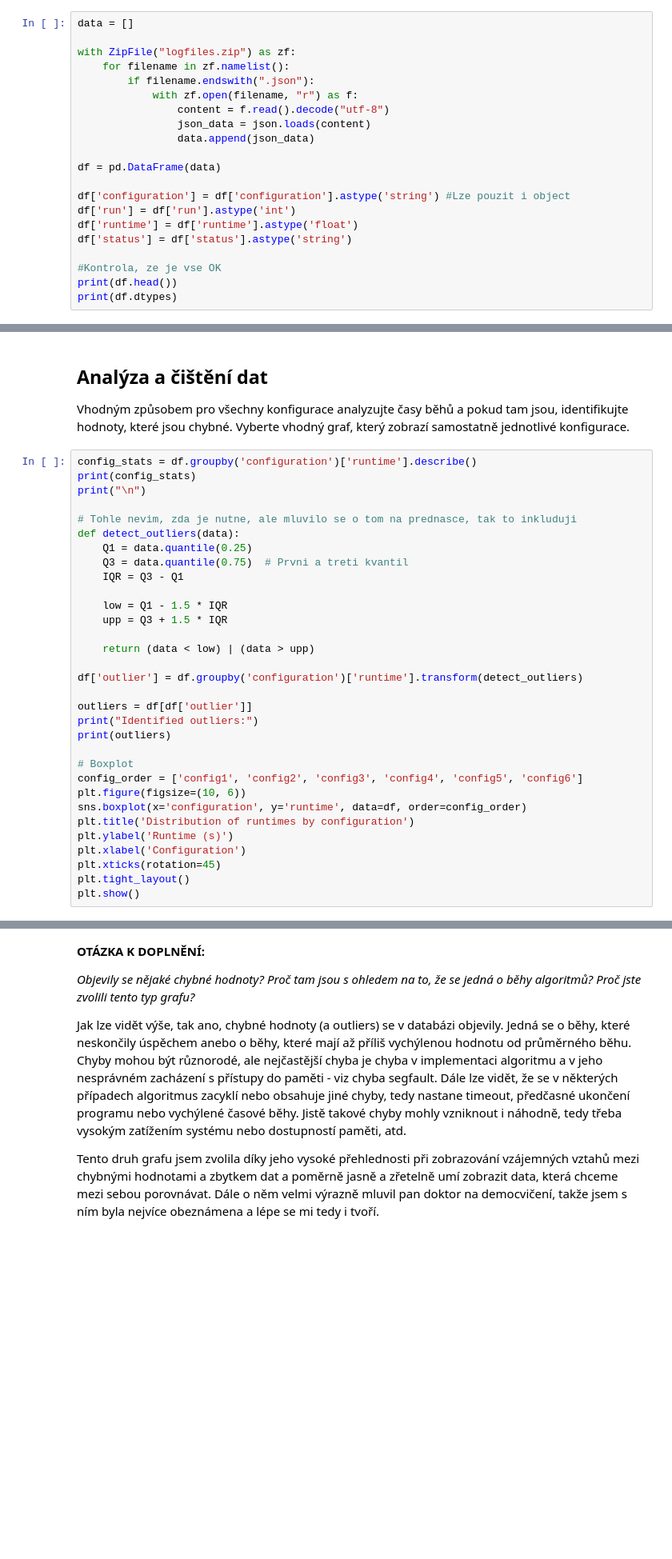
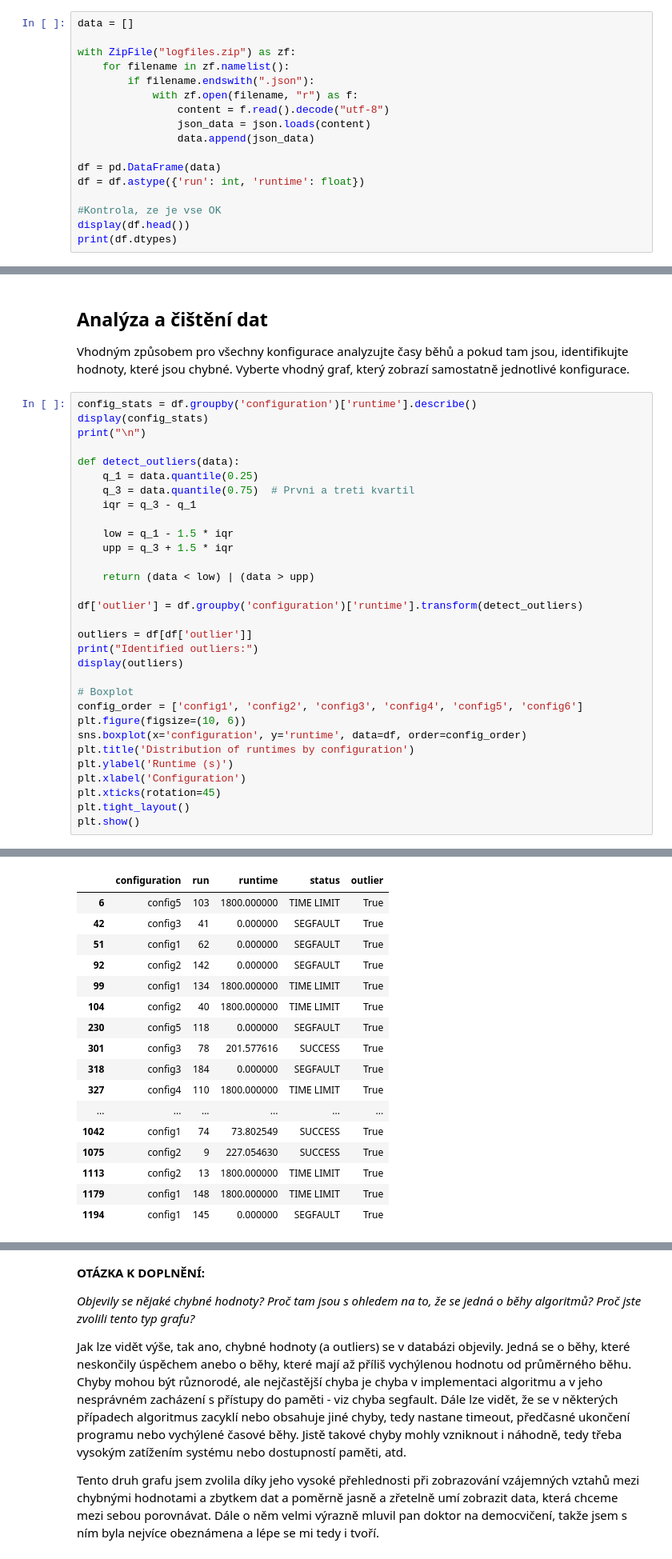
Before and after one commit to jirmusovic/MSP, a Jupyter notebook: proj1.ipynb, the cells around one changed output, grey strips where cells are left out. Shown: that part at 80% size. Cells and saved outputs as stored; diff of their text form; blank space fills up the shorter version.

```diff
--- a/proj1.ipynb
+++ b/proj1.ipynb
@@ -61,13 +62,9 @@ with ZipFile("logfiles.zip") as zf:
                 data.append(json_data)
 
 df = pd.DataFrame(data)
-
-df['configuration'] = df['configuration'].astype('string') #Lze pouzit i object
-df['run'] = df['run'].astype('int')
-df['runtime'] = df['runtime'].astype('float')
-df['status'] = df['status'].astype('string')
+df = df.astype({'run': int, 'runtime': float})
 
 #Kontrola, ze je vse OK
-print(df.head())
+display(df.head())
 print(df.dtypes)
 # %% [output]
@@ -87,17 +84,16 @@ dtype: object
 Vhodným způsobem pro všechny konfigurace analyzujte časy běhů a pokud tam jsou, identifikujte hodnoty, které jsou chybné. Vyberte vhodný graf, který zobrazí samostatně jednotlivé konfigurace.
 # %%
 config_stats = df.groupby('configuration')['runtime'].describe()
-print(config_stats)
+display(config_stats)
 print("\n")
 
-# Tohle nevim, zda je nutne, ale mluvilo se o tom na prednasce, tak to inkluduji
 def detect_outliers(data):
-    Q1 = data.quantile(0.25)
-    Q3 = data.quantile(0.75)  # Prvni a treti kvantil
-    IQR = Q3 - Q1
+    q_1 = data.quantile(0.25)
+    q_3 = data.quantile(0.75)  # Prvni a treti kvartil
+    iqr = q_3 - q_1
 
-    low = Q1 - 1.5 * IQR
-    upp = Q3 + 1.5 * IQR
+    low = q_1 - 1.5 * iqr
+    upp = q_3 + 1.5 * iqr
 
     return (data < low) | (data > upp)
 
@@ -105,7 +101,7 @@ df['outlier'] = df.groupby('configuration')['runtime'].transform(detect_outliers
 
 outliers = df[df['outlier']]
 print("Identified outliers:")
-print(outliers)
+display(outliers)
 
 # Boxplot
 config_order = ['config1', 'config2', 'config3', 'config4', 'config5', 'config6']
@@ -138,3 +126,20 @@ config1         99.799944  105.008525  1800.0
+|  | configuration | run | runtime | status | outlier |
+| 6 | config5 | 103 | 1800.000000 | TIME LIMIT | True |
+| 42 | config3 | 41 | 0.000000 | SEGFAULT | True |
+| 51 | config1 | 62 | 0.000000 | SEGFAULT | True |
+| 92 | config2 | 142 | 0.000000 | SEGFAULT | True |
+| 99 | config1 | 134 | 1800.000000 | TIME LIMIT | True |
+| 104 | config2 | 40 | 1800.000000 | TIME LIMIT | True |
+| 230 | config5 | 118 | 0.000000 | SEGFAULT | True |
+| 301 | config3 | 78 | 201.577616 | SUCCESS | True |
+| 318 | config3 | 184 | 0.000000 | SEGFAULT | True |
+| 327 | config4 | 110 | 1800.000000 | TIME LIMIT | True |
+| ... | ... | ... | ... | ... | ... |
+| 1042 | config1 | 74 | 73.802549 | SUCCESS | True |
+| 1075 | config2 | 9 | 227.054630 | SUCCESS | True |
+| 1113 | config2 | 13 | 1800.000000 | TIME LIMIT | True |
+| 1179 | config1 | 148 | 1800.000000 | TIME LIMIT | True |
+| 1194 | config1 | 145 | 0.000000 | SEGFAULT | True |
 [figure]
 # %% [markdown]
 __OTÁZKA K DOPLNĚNÍ:__
```
Also changed, not shown: parts of 11 cells of this notebook.
